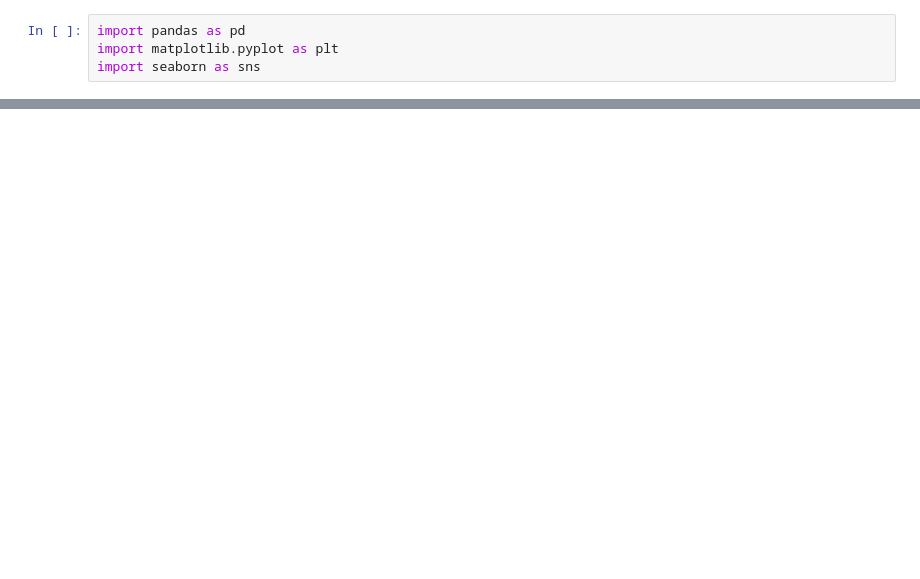
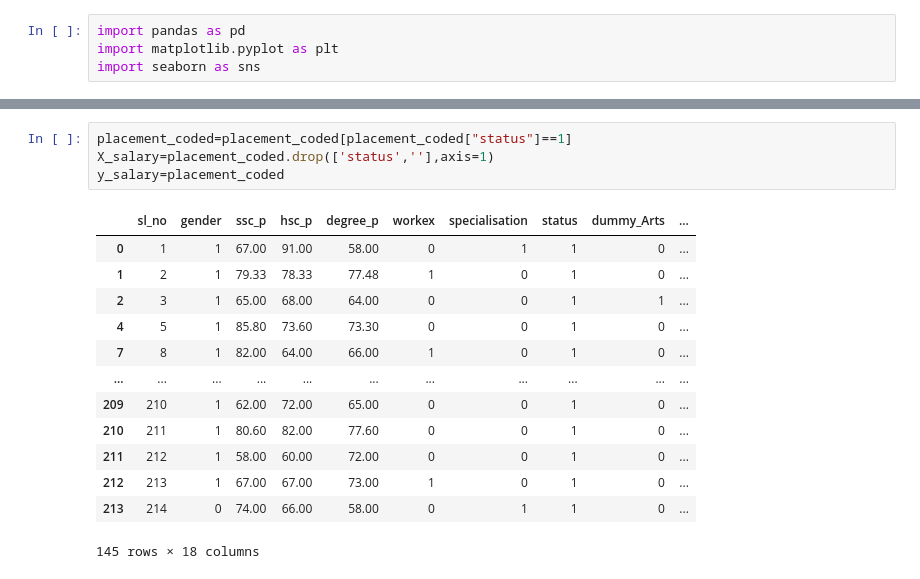
Before and after one commit to Arya-A-Nair/PlacementPredictor, a Jupyter notebook: script.ipynb, the cells around one changed output, grey strips where cells are left out. Drawn from its saved outputs; the diff is of its cells as text; blank space fills up the shorter version.

```diff
--- a/script.ipynb
+++ b/script.ipynb
@@ -102,0 +96,18 @@ ValueError: could not convert string to float: 'M'
+# %%
+placement_coded=placement_coded[placement_coded["status"]==1]
+X_salary=placement_coded.drop(['status',''],axis=1)
+y_salary=placement_coded
+# %% [output]
+|  | sl_no | gender | ssc_p | hsc_p | degree_p | workex | specialisation | status | dummy_Arts | ... |
+| 0 | 1 | 1 | 67.00 | 91.00 | 58.00 | 0 | 1 | 1 | 0 | ... |
+| 1 | 2 | 1 | 79.33 | 78.33 | 77.48 | 1 | 0 | 1 | 0 | ... |
+| 2 | 3 | 1 | 65.00 | 68.00 | 64.00 | 0 | 0 | 1 | 1 | ... |
+| 4 | 5 | 1 | 85.80 | 73.60 | 73.30 | 0 | 0 | 1 | 0 | ... |
+| 7 | 8 | 1 | 82.00 | 64.00 | 66.00 | 1 | 0 | 1 | 0 | ... |
+| ... | ... | ... | ... | ... | ... | ... | ... | ... | ... | ... |
+| 209 | 210 | 1 | 62.00 | 72.00 | 65.00 | 0 | 0 | 1 | 0 | ... |
+| 210 | 211 | 1 | 80.60 | 82.00 | 77.60 | 0 | 0 | 1 | 0 | ... |
+| 211 | 212 | 1 | 58.00 | 60.00 | 72.00 | 0 | 0 | 1 | 0 | ... |
+| 212 | 213 | 1 | 67.00 | 67.00 | 73.00 | 1 | 0 | 1 | 0 | ... |
+| 213 | 214 | 0 | 74.00 | 66.00 | 58.00 | 0 | 1 | 1 | 0 | ... |
+145 rows × 18 columns
```
Also changed, not shown: parts of 7 cells of this notebook, 1 other file.
